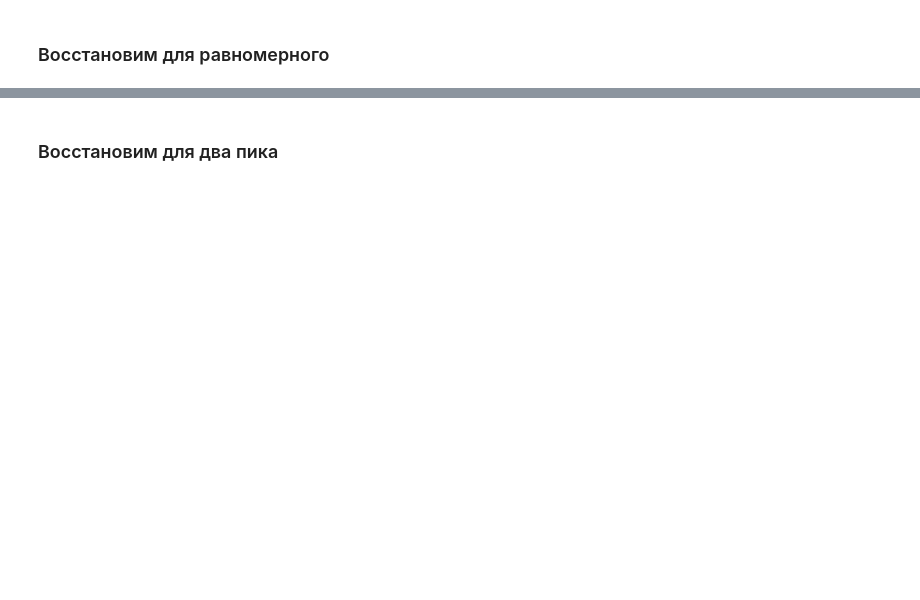
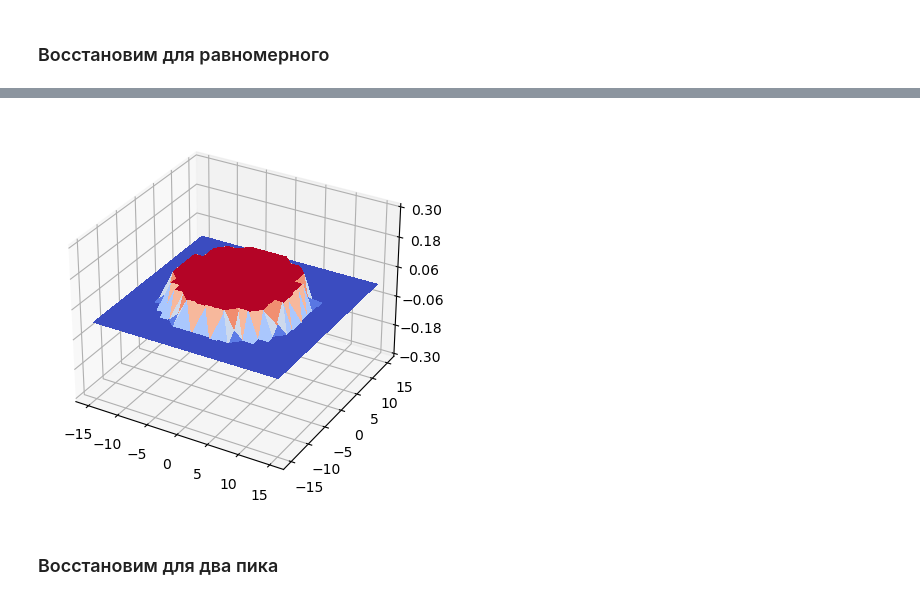
Before and after one commit to tainella/MAI, a Jupyter notebook: magistracy/AI/labs/lab5.ipynb, the cells around one changed output, grey strips where cells are left out. Saved outputs shown, nothing was run; the diff lists cells and outputs as text; code cells hidden in the pictures; blank space fills up the shorter version.

```diff
--- a/magistracy/AI/labs/lab5.ipynb
+++ b/magistracy/AI/labs/lab5.ipynb
@@ -134,3 +139,21 @@ plt.show()
+# %%
+#Прямоугольное ядро
+
+def rect_kernel(x):
+    if abs(x) <= 1:
+        return 1
+    return 0
+# %%
+result_data = [parzen_score(p, parse_points(uniform_points), 10, rect_kernel, euclid_dist) for p in xy]
+# %%
+ax = plt.figure().add_subplot(projection='3d')
+surf = ax.plot_trisurf(np.array(all_x), np.array(all_y), np.array(result_data), cmap=cm.coolwarm, linewidth=0, antialiased=False)
+ax.set_zlim(-0.3, 0.3)
+ax.zaxis.set_major_locator(LinearLocator(6))
+
+plt.show()
+# %% [output]
+[figure, added]
 # %% [markdown]
 ### Восстановим для два пика
 # %%
```
Also changed, not shown: parts of 22 cells of this notebook.
